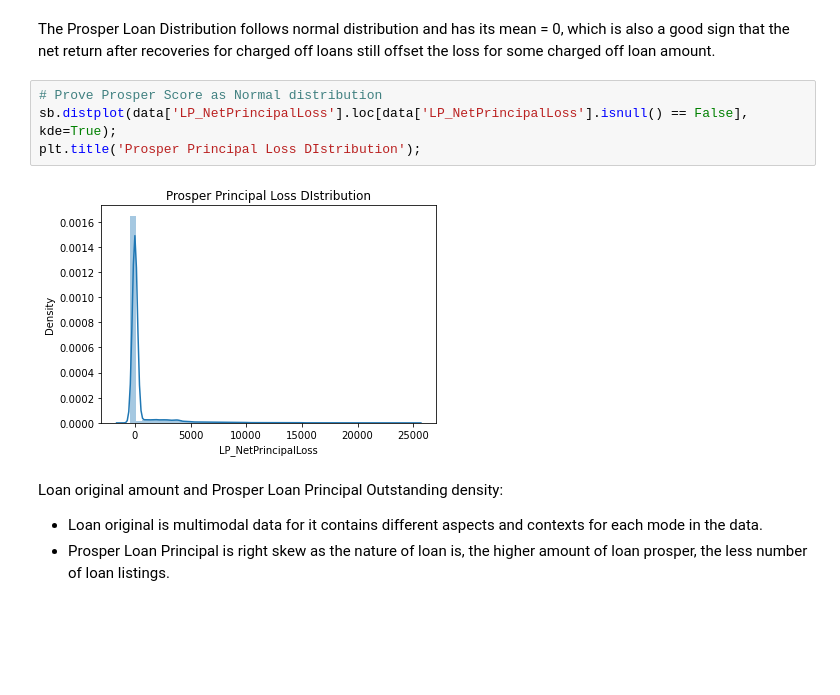
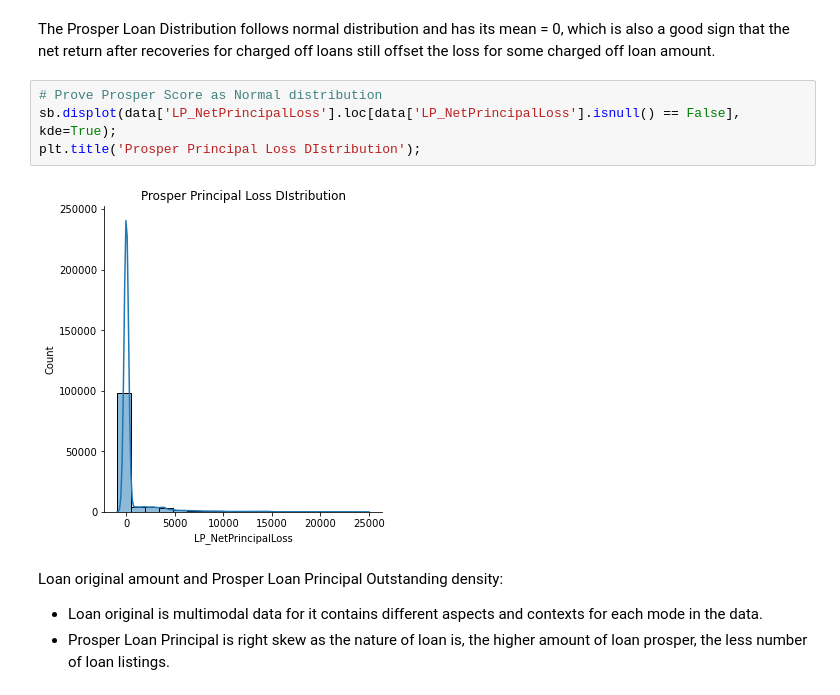
Before and after one commit to minhtutruong712/Loan-Prosper_Data-Visualization, a Jupyter notebook: Part_I_exploration_template.ipynb, the cells around one changed output. Saved outputs shown, nothing was run; the diff lists cells and outputs as text; blank space fills up the shorter version.

```diff
--- a/Part_I_exploration_template.ipynb
+++ b/Part_I_exploration_template.ipynb
@@ -163,10 +154,10 @@ Text(0.5, 1.0, 'Loan Status Distribution')
 The Prosper Loan Distribution follows normal distribution and has its mean = 0, which is also a good sign that the net return after recoveries for charged off loans still offset the loss for some charged off loan amount.
 # %%
 # Prove Prosper Score as Normal distribution
-sb.distplot(data['LP_NetPrincipalLoss'].loc[data['LP_NetPrincipalLoss'].isnull() == False], kde=True);
+sb.displot(data['LP_NetPrincipalLoss'].loc[data['LP_NetPrincipalLoss'].isnull() == False], kde=True);
 plt.title('Prosper Principal Loss DIstribution');
 # %% [output]
-[figure, old version]
+[figure, new version]
 # %% [markdown]
 Loan original amount and Prosper Loan Principal Outstanding density:
 - Loan original is multimodal data for it contains different aspects and contexts for each mode in the data.
```
Also changed, not shown: parts of 7 cells of this notebook, 1 other file.
